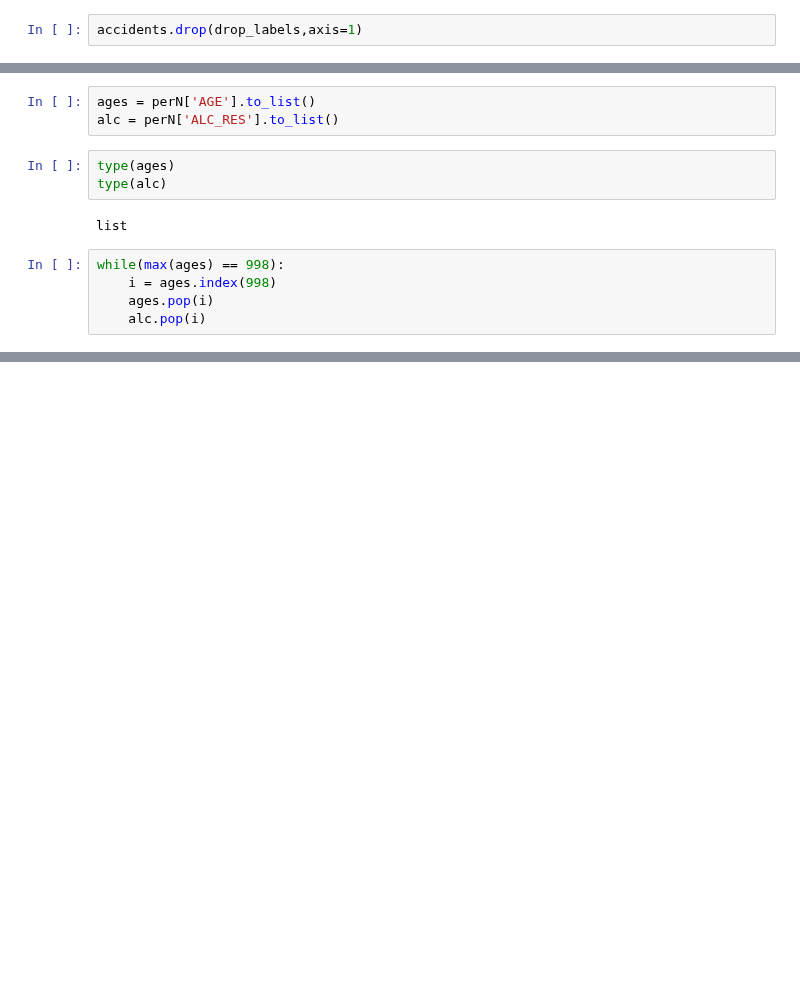
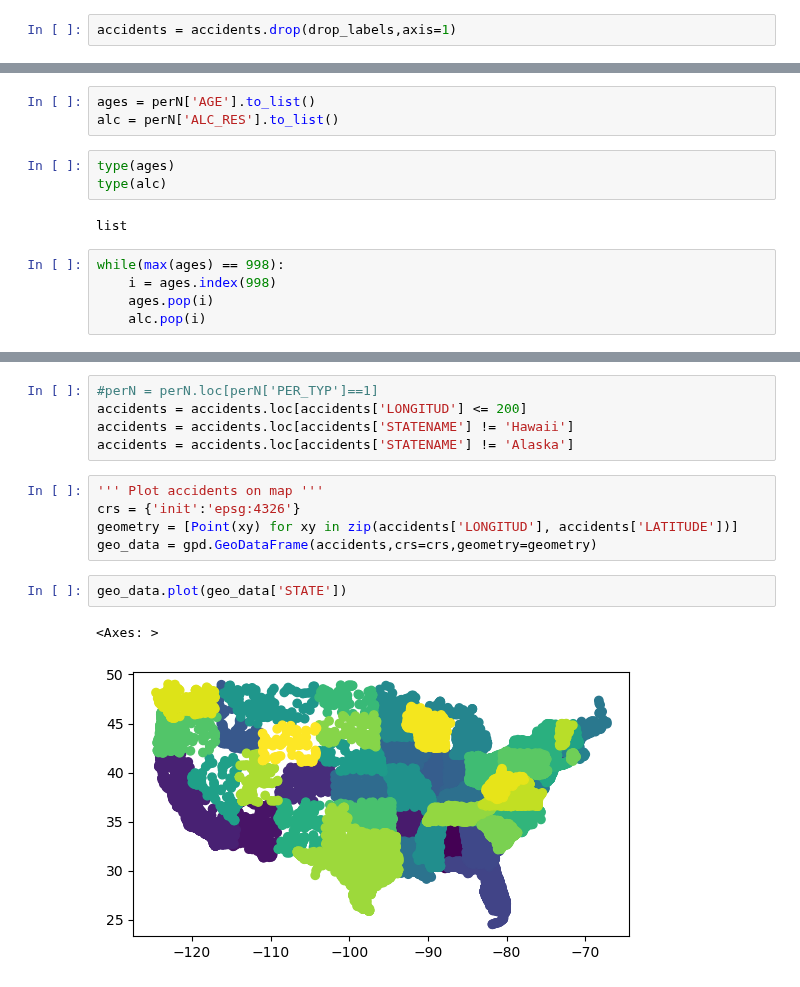
Before and after one commit to PaulHenrik/DataLiteracy_FARS, a Jupyter notebook: Test.ipynb, the cells around one changed output, grey strips where cells are left out. Cells and saved outputs as stored; diff of their text form; blank space fills up the shorter version.

```diff
--- a/Test.ipynb
+++ b/Test.ipynb
@@ -24,4 +29,4 @@ col_labels = list(accidents.columns.values)
 labels_to_keep = ['ST_CASE','STATE','STATENAME','COUNTY','COUNTYNAME','CITY','CITYNAME','MONTH','DAY','DAYNAME','DAY_WEEK','HOUR','LATITUDE','LONGITUD','WEATHER','LGT_COND' ]
 drop_labels = [x for x in col_labels if x not in labels_to_keep]
 # %%
-accidents.drop(drop_labels,axis=1)
+accidents = accidents.drop(drop_labels,axis=1)
@@ -135,0 +164,15 @@ findfont: Generic family 'sans-serif' not found because none of the following fa
+# %%
+#perN = perN.loc[perN['PER_TYP']==1]
+accidents = accidents.loc[accidents['LONGITUD'] <= 200]
+accidents = accidents.loc[accidents['STATENAME'] != 'Hawaii']
+accidents = accidents.loc[accidents['STATENAME'] != 'Alaska']
+# %%
+''' Plot accidents on map '''
+crs = {'init':'epsg:4326'}
+geometry = [Point(xy) for xy in zip(accidents['LONGITUD'], accidents['LATITUDE'])]
+geo_data = gpd.GeoDataFrame(accidents,crs=crs,geometry=geometry)
+# %%
+geo_data.plot(geo_data['STATE'])
+# %% [output]
+<Axes: >
+[figure, added]
```
Also changed, not shown: parts of 20 cells of this notebook.
